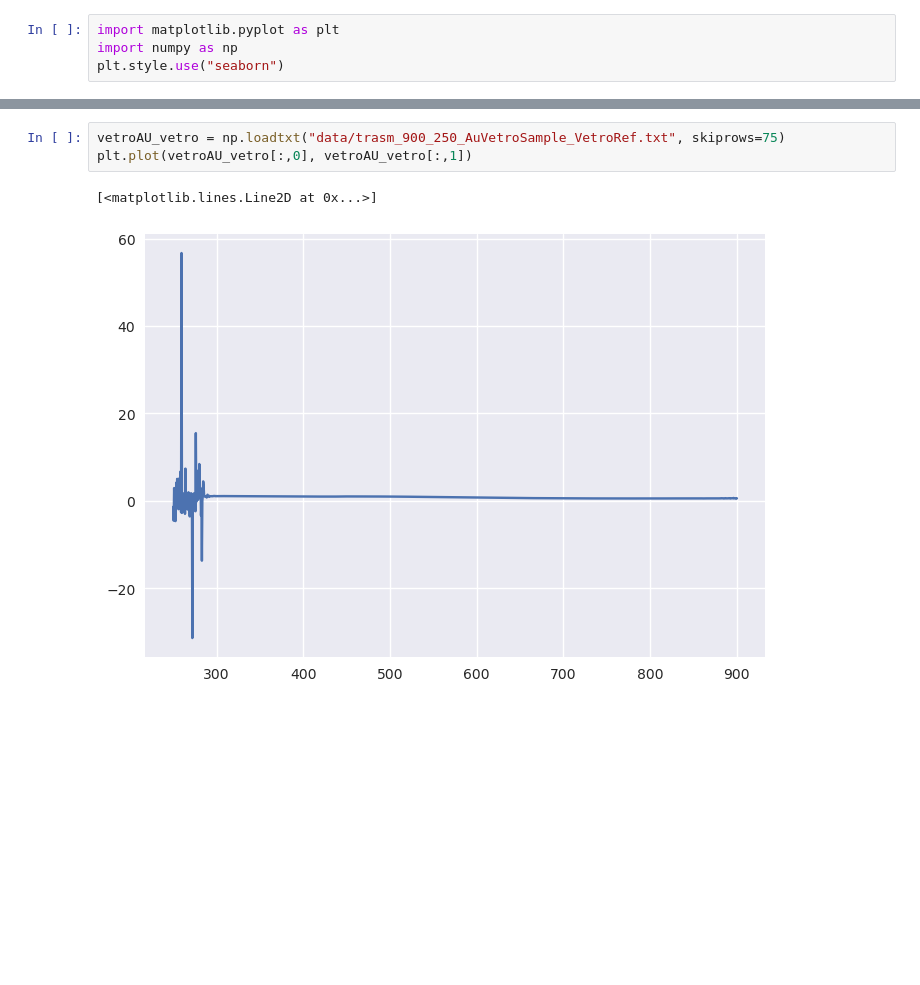
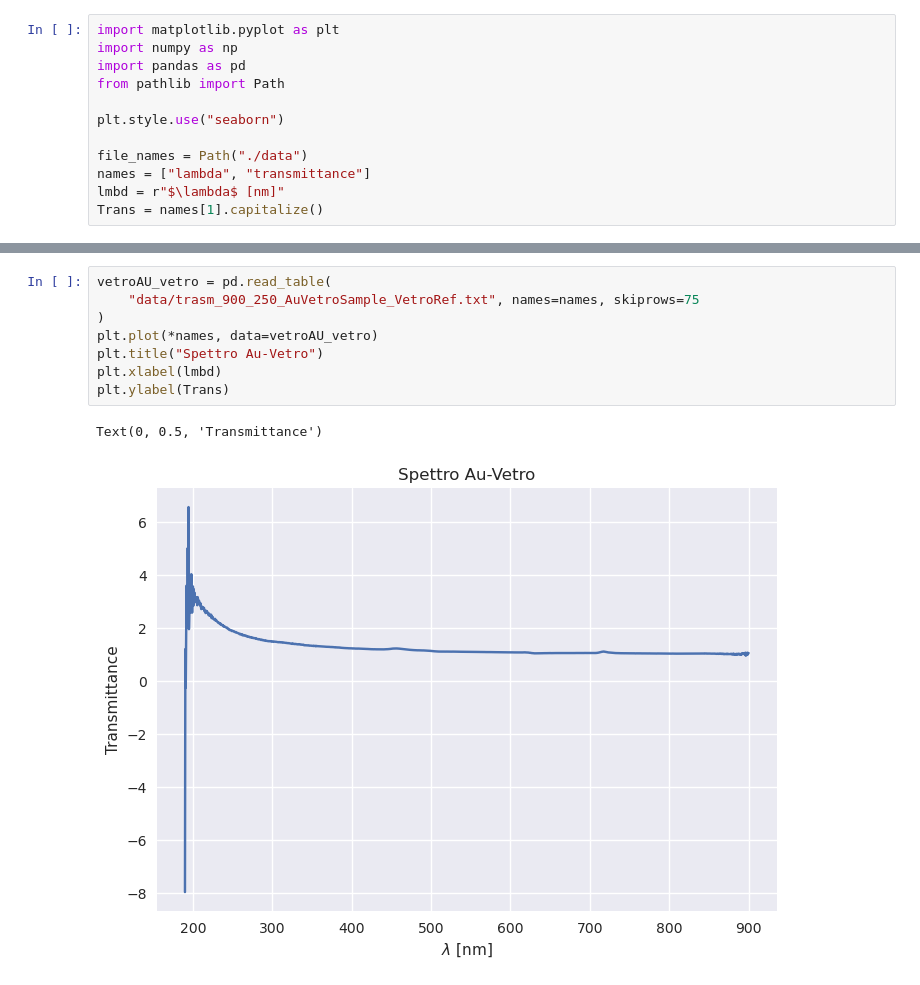
Before and after one commit to RandDouble/lab_mat, a Jupyter notebook: grafici_spettri.ipynb, the cells around one changed output, grey strips where cells are left out. Drawn from its saved outputs; the diff is of its cells as text; blank space fills up the shorter version.

```diff
--- a/grafici_spettri.ipynb
+++ b/grafici_spettri.ipynb
@@ -3,4 +5,12 @@
 # %%
 import matplotlib.pyplot as plt
 import numpy as np
+import pandas as pd
+from pathlib import Path
+
 plt.style.use("seaborn")
+
+file_names = Path("./data")
+names = ["lambda", "transmittance"]
+lmbd = r"$\lambda$ [nm]"
+Trans = names[1].capitalize()
@@ -25,6 +52,11 @@ plt.plot(vetro_vetro[:,0], vetro_vetro[:,1])
 # %%
-vetroAU_vetro = np.loadtxt("data/trasm_900_250_AuVetroSample_VetroRef.txt", skiprows=75)
-plt.plot(vetroAU_vetro[:,0], vetroAU_vetro[:,1])
+vetroAU_vetro = pd.read_table(
+    "data/trasm_900_250_AuVetroSample_VetroRef.txt", names=names, skiprows=75
+)
+plt.plot(*names, data=vetroAU_vetro)
+plt.title("Spettro Au-Vetro")
+plt.xlabel(lmbd)
+plt.ylabel(Trans)
 # %% [output]
-[<matplotlib.lines.Line2D at 0x...>]
+Text(0, 0.5, 'Transmittance')
-[figure, old version]
+[figure, new version]
```
Also changed, not shown: parts of 9 cells of this notebook.
